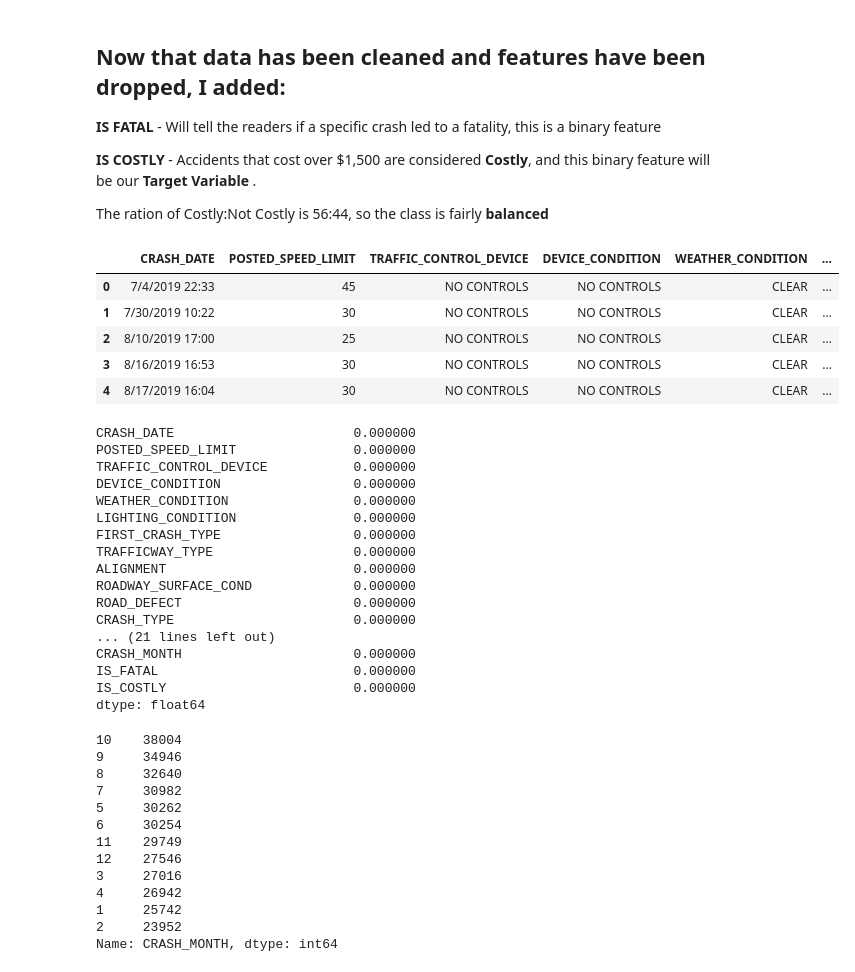
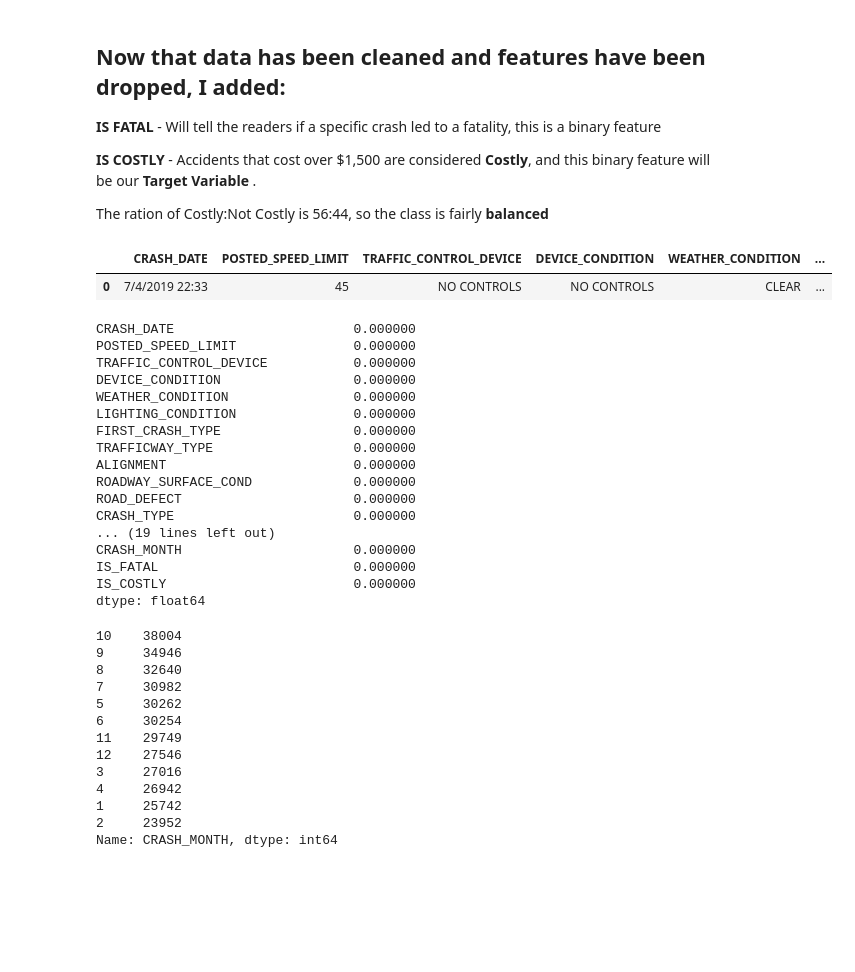
Before and after one commit to igopalan/Analyzing-Car-Accidents-in-Chicago, a Jupyter notebook: Thinkful_Capstone_Chicago_Traffic_Crashes.py.ipynb, the cells around one changed output. Cells and saved outputs as stored; diff of their text form; code cells hidden in the pictures; blank space fills up the shorter version.

```diff
--- a/Thinkful_Capstone_Chicago_Traffic_Crashes.py.ipynb
+++ b/Thinkful_Capstone_Chicago_Traffic_Crashes.py.ipynb
@@ -4,7 +4,7 @@ import numpy as np
 import scipy
 import matplotlib.pyplot as plt
 %matplotlib inline
-pd.set_option('display.max_columns', 680)
+pd.set_option('display.max_columns', 50)
 from sklearn import ensemble
 from sklearn import datasets
 from sklearn.utils import shuffle
@@ -134,7 +134,11 @@ to_drop = ['RD_NO',
            'WORK_ZONE_TYPE',
            'WORKERS_PRESENT_I',
            'LANE_CNT',
-           'INJURIES_UNKNOWN']
+           'INJURIES_UNKNOWN',
+        'NOT_RIGHT_OF_WAY_I',
+           'HIT_AND_RUN_I'
+
+]
 
 chicago.drop(to_drop, inplace=True, axis=1)
 # %%
@@ -192,10 +196,7 @@ CRASH_MONTH                       0.000000
 dtype: float64
 # %%
 chicago.DOORING_I.replace(np.nan, 'N', inplace=True)
-chicago.HIT_AND_RUN_I.replace(np.nan, 'N', inplace=True)
 chicago.INTERSECTION_RELATED_I.replace(np.nan, 'N', inplace=True)
-chicago.NOT_RIGHT_OF_WAY_I.replace(np.nan, 'N', inplace=True)
-chicago.HIT_AND_RUN_I.replace(np.nan, 'N', inplace=True)
 chicago.INJURIES_FATAL.replace(np.nan, 0, inplace=True)
 chicago.INJURIES_TOTAL.replace(np.nan, 0, inplace=True)
 chicago.INJURIES_INCAPACITATING.replace(np.nan, 0, inplace=True)
@@ -221,14 +222,10 @@ chicago["IS_FATAL"] = np.where(chicago.INJURIES_FATAL > 0, 1, 0)
 
 chicago["IS_COSTLY"] = np.where(chicago.DAMAGE != 'OVER $1,500', 0, 1 )
 # %%
-chicago.head()
+chicago.head(1)
 # %% [output]
 |  | CRASH_DATE | POSTED_SPEED_LIMIT | TRAFFIC_CONTROL_DEVICE | DEVICE_CONDITION | WEATHER_CONDITION | ... |
 | 0 | 7/4/2019 22:33 | 45 | NO CONTROLS | NO CONTROLS | CLEAR | ... |
-| 1 | 7/30/2019 10:22 | 30 | NO CONTROLS | NO CONTROLS | CLEAR | ... |
-| 2 | 8/10/2019 17:00 | 25 | NO CONTROLS | NO CONTROLS | CLEAR | ... |
-| 3 | 8/16/2019 16:53 | 30 | NO CONTROLS | NO CONTROLS | CLEAR | ... |
-| 4 | 8/17/2019 16:04 | 30 | NO CONTROLS | NO CONTROLS | CLEAR | ... |
 # %%
 #Note the improvement in NaN value reduction
 chicago.isnull().sum()*100/chicago.isnull().count()
@@ -245,7 +242,7 @@ ALIGNMENT                        0.000000
 ROADWAY_SURFACE_COND             0.000000
 ROAD_DEFECT                      0.000000
 CRASH_TYPE                       0.000000
-... (21 lines left out)
+... (19 lines left out)
 CRASH_MONTH                      0.000000
 IS_FATAL                         0.000000
 IS_COSTLY                        0.000000
```
Also changed, not shown: parts of 65 cells of this notebook.
